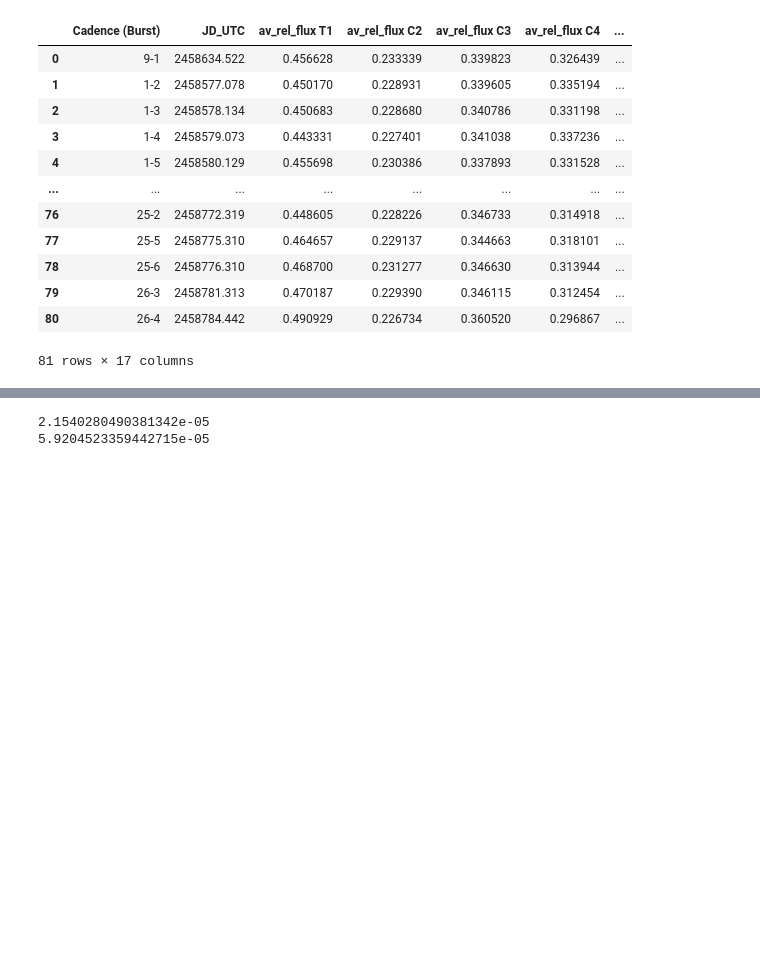
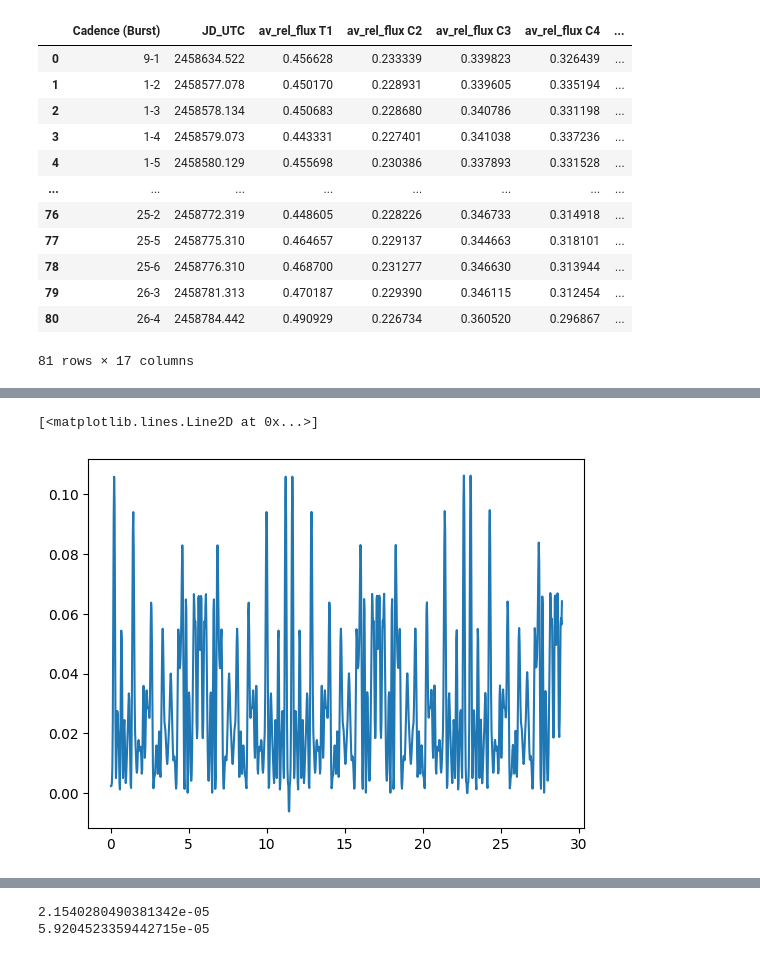
Before and after one commit to williamlee8ucb/GWAM_Lomb_Scargle, a Jupyter notebook: LS_Testing.ipynb, the cells around one changed output, grey strips where cells are left out. Cells and saved outputs as stored; diff of their text form; code cells hidden in the pictures; blank space fills up the shorter version.

```diff
--- a/LS_Testing.ipynb
+++ b/LS_Testing.ipynb
@@ -51,0 +54,15 @@ plt.plot(frequency, power)
+# %%
+
+
+flux = df['av_rel_flux T1']
+time = np.linspace(1, 8, num = len(flux)) # period
+error = df['std_T1']
+
+
+
+frequency, power = LombScargle(time, flux, dy=error).autopower()
+
+plt.plot(frequency, power)
+# %% [output]
+[<matplotlib.lines.Line2D at 0x...>]
+[figure, added]
```
Also changed, not shown: parts of 13 cells of this notebook.
